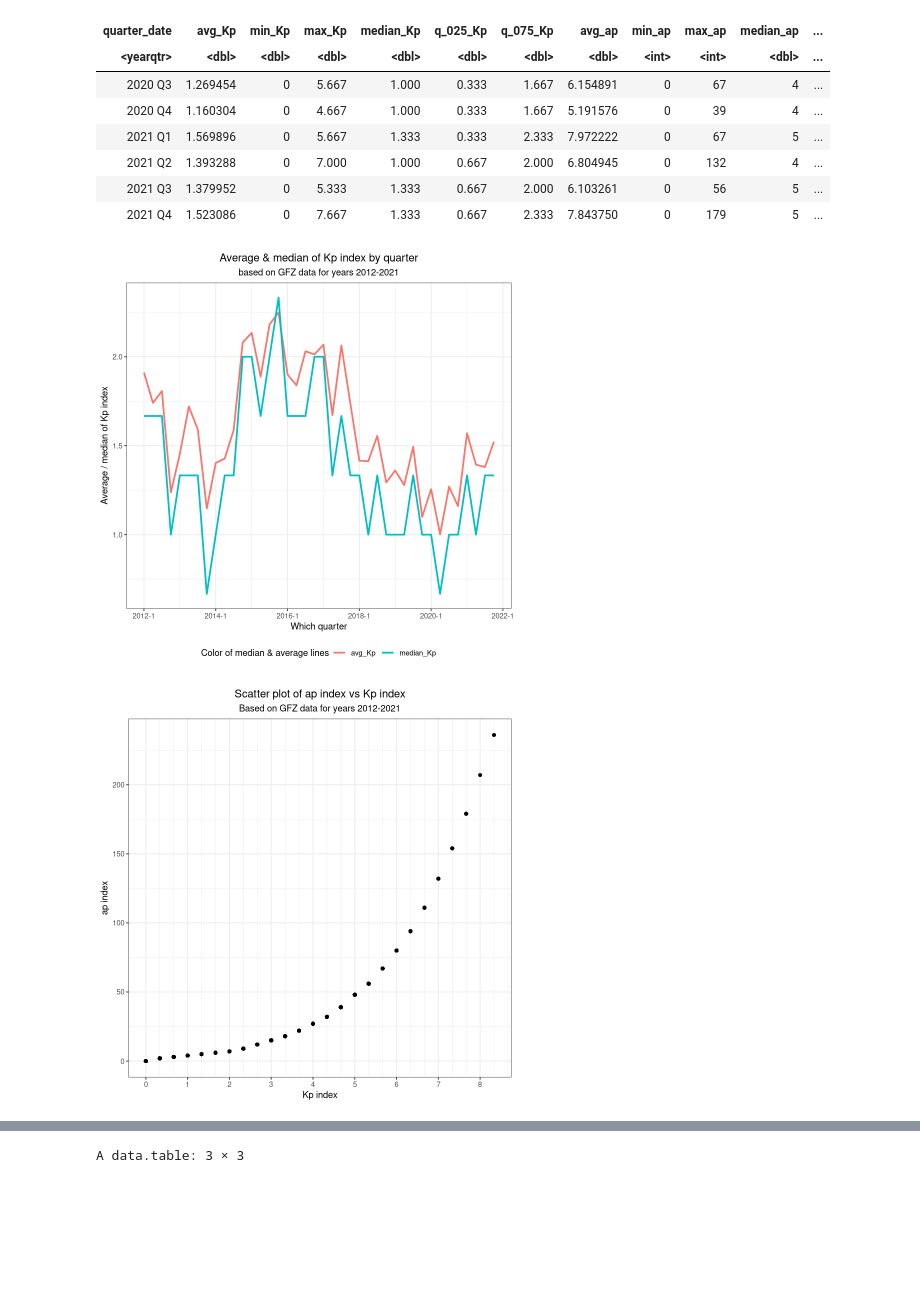
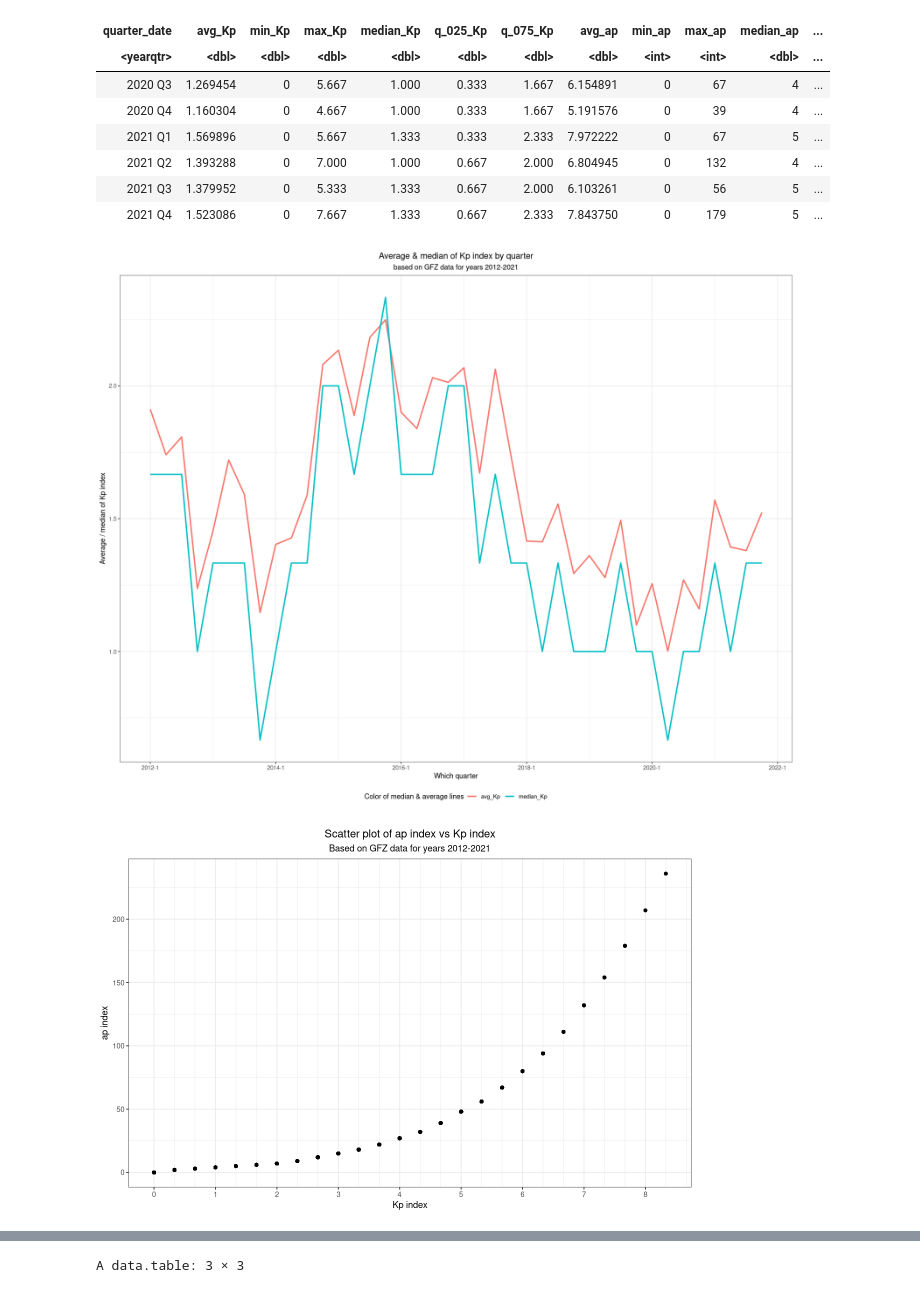
Before and after one commit to wegar-2/R_and_Python_jupyter_notebooks, a Jupyter notebook: R_GFZ_geomagnetic_EDA.ipynb, the cells around one changed output, grey strips where cells are left out. Saved outputs shown, nothing was run; the diff lists cells and outputs as text; code cells hidden in the pictures; blank space fills up the shorter version.

Commit message:
Adjusted size of plots in R GFZ EDA

```diff
--- a/R_GFZ_geomagnetic_EDA.ipynb
+++ b/R_GFZ_geomagnetic_EDA.ipynb
@@ -148,36 +148,38 @@ A data.table: 6 × 13
 | 2021 Q4 | 1.523086 | 0 | 7.667 | 1.333 | 0.667 | 2.333 | 7.843750 | 0 | 179 | 5 | ... |
 # %%
 # --------- 7. plot average and median Kp over time ---------
+options(repr.plot.width=15, repr.plot.height=12)
 dtSummaryStatsPlot <- dtSummaryStats[, c("quarter_date", "avg_Kp", "median_Kp")]
 dtSummaryStatsPlot <- data.table::melt.data.table(
   data = dtSummaryStatsPlot, id.vars = "quarter_date",
   measure.vars = c("avg_Kp", "median_Kp"),
   variable.name = "which_stat",
   value.name = "stat_value"
 )
 ggplot2::ggplot(data = dtSummaryStatsPlot) +
   ggplot2::geom_line(
     mapping = ggplot2::aes(x = quarter_date, y = stat_value, color = which_stat),
     size = 1
   ) +
   ggplot2::ggtitle(label = "Average & median of Kp index by quarter",
                    subtitle = "based on GFZ data for years 2012-2021") +
   ggplot2::xlab("Which quarter") +
   ggplot2::ylab("Average / median of Kp index") +
   ggplot2::theme_bw() +
   theme(
     plot.title = ggplot2::element_text(hjust = 0.5),
     plot.subtitle = ggplot2::element_text(hjust = 0.5),
     legend.position = "bottom"
   ) +
   ggplot2::scale_color_discrete(
     name = "Color of median & average lines"
   )
 # %% [output]
-[figure, old version]
+[figure, new version]
 # %%
 # --------- 8. scatter plot of ap against Kp index ---------
 # Kp index is derived from ap using the rule described here: https://www.ngdc.noaa.gov/stp/GEOMAG/kp_ap.html
+options(repr.plot.width=10, repr.plot.height=6.5)
 ggplotIndicesScatterPlot <- ggplot2::ggplot(
   data = dtGeomagneticData, mapping = ggplot2::aes(x = Kp, y = ap)
 ) + ggplot2::geom_point() + ggplot2::theme_bw() + ggplot2::xlab("Kp index") + ggplot2::ylab("ap index") +
@@ -189,7 +191,7 @@ ggplotIndicesScatterPlot <- ggplot2::ggplot(
   ggplot2::scale_y_continuous(breaks = seq(0, 300, 50), minor_breaks = seq(0, 300, 25))
 ggplotIndicesScatterPlot
 # %% [output]
-[figure, old version]
+[figure, new version]
 # %%
 # --------- 9. histogram of the Kp index ---------
 ggplotKpRootHistogram <- ggplot2::ggplot(
```
Also changed, not shown: parts of 6 cells of this notebook.
